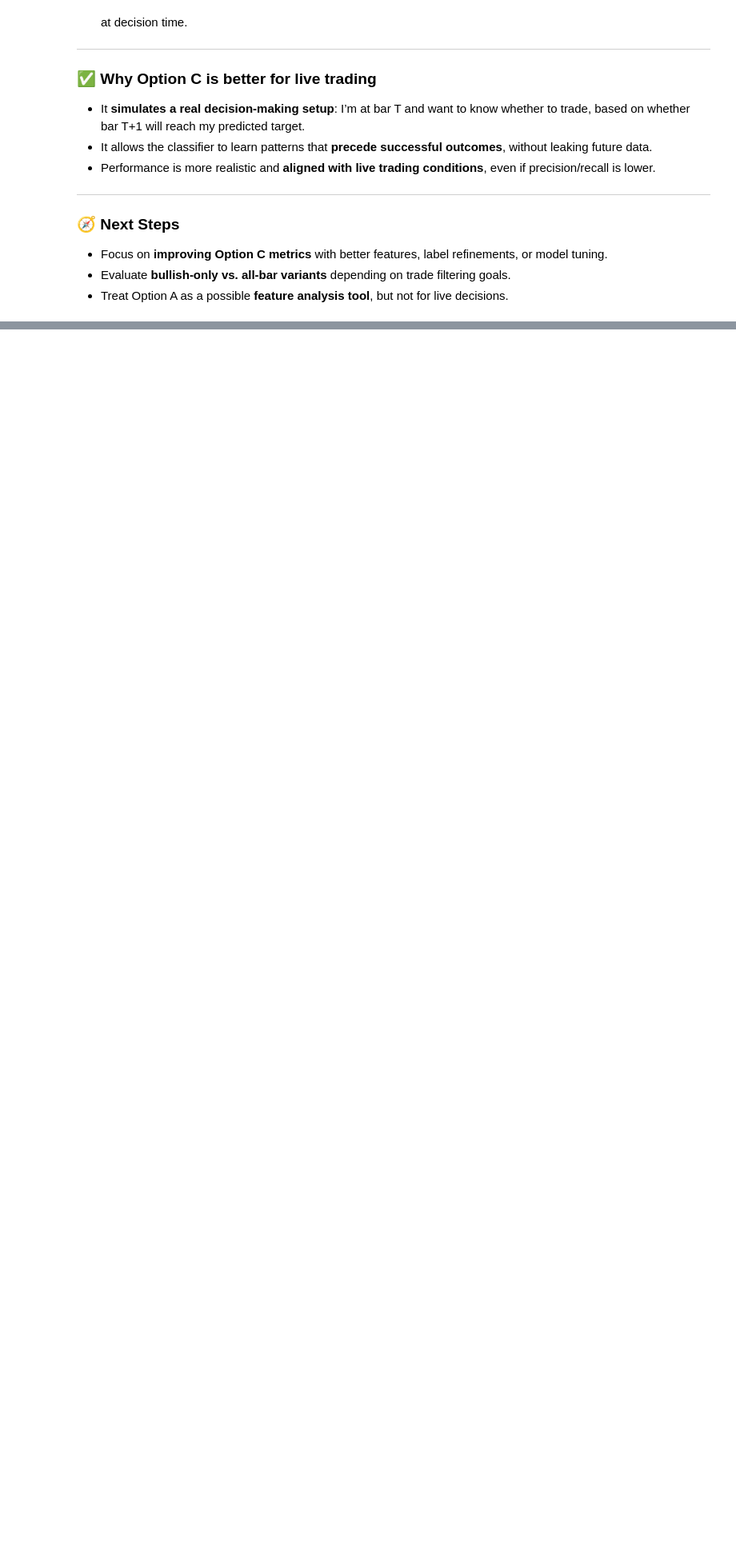
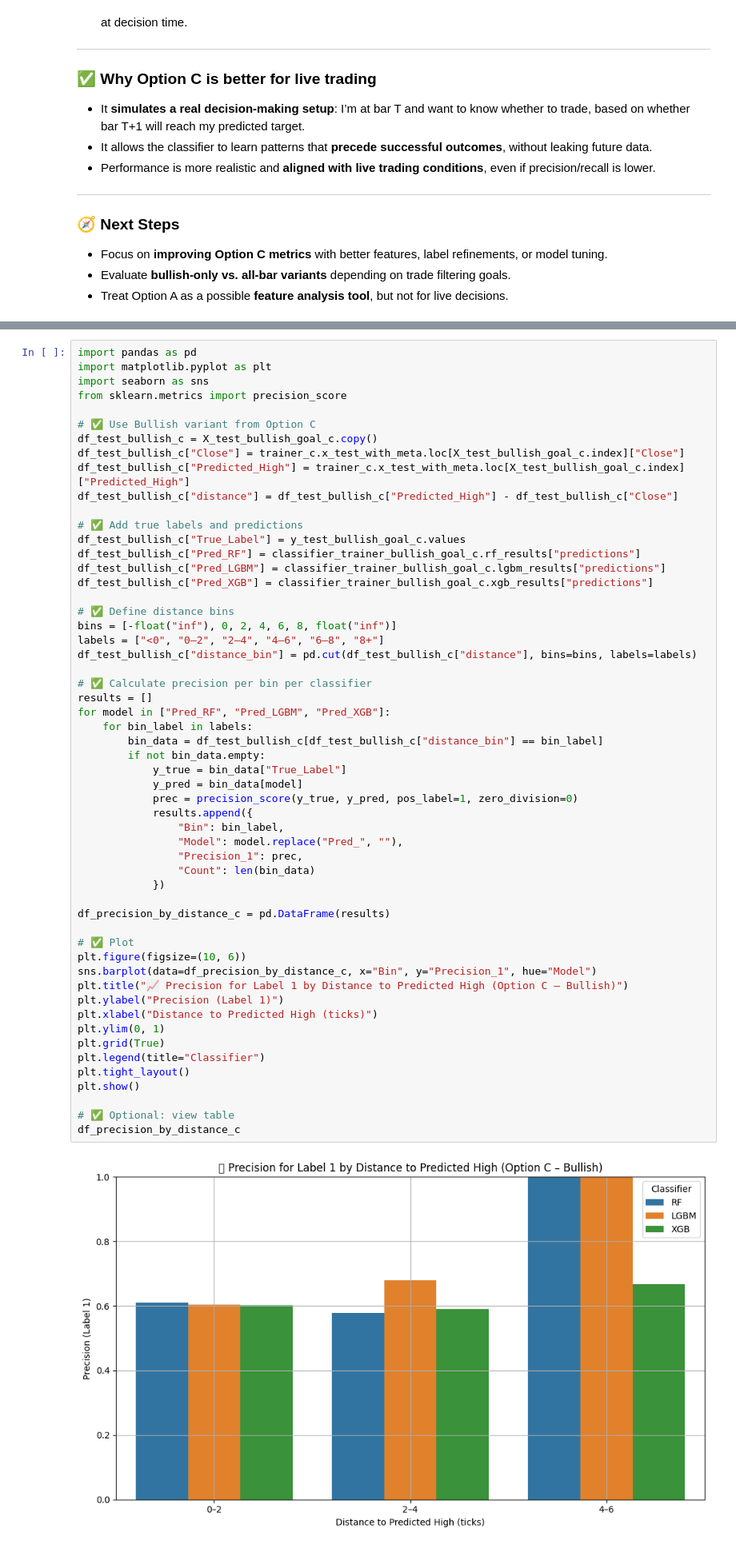
Before and after one commit to OfirItzhaky/intra-algo, a Jupyter notebook: backend/improving_classifiers.ipynb, the cells around one changed output, grey strips where cells are left out. Shown: that part at 80% size. Drawn from its saved outputs; the diff is of its cells as text; blank space fills up the shorter version.

```diff
--- a/backend/improving_classifiers.ipynb
+++ b/backend/improving_classifiers.ipynb
@@ -1644,0 +2000,57 @@ print("✅ Previous signal features added to both Option C labeled DataFrames.")
+# %%
+import pandas as pd
+import matplotlib.pyplot as plt
+import seaborn as sns
+from sklearn.metrics import precision_score
+
+# ✅ Use Bullish variant from Option C
+df_test_bullish_c = X_test_bullish_goal_c.copy()
+df_test_bullish_c["Close"] = trainer_c.x_test_with_meta.loc[X_test_bullish_goal_c.index]["Close"]
+df_test_bullish_c["Predicted_High"] = trainer_c.x_test_with_meta.loc[X_test_bullish_goal_c.index]["Predicted_High"]
+df_test_bullish_c["distance"] = df_test_bullish_c["Predicted_High"] - df_test_bullish_c["Close"]
+
+# ✅ Add true labels and predictions
+df_test_bullish_c["True_Label"] = y_test_bullish_goal_c.values
+df_test_bullish_c["Pred_RF"] = classifier_trainer_bullish_goal_c.rf_results["predictions"]
+df_test_bullish_c["Pred_LGBM"] = classifier_trainer_bullish_goal_c.lgbm_results["predictions"]
+df_test_bullish_c["Pred_XGB"] = classifier_trainer_bullish_goal_c.xgb_results["predictions"]
+
+# ✅ Define distance bins
+bins = [-float("inf"), 0, 2, 4, 6, 8, float("inf")]
+labels = ["<0", "0–2", "2–4", "4–6", "6–8", "8+"]
+df_test_bullish_c["distance_bin"] = pd.cut(df_test_bullish_c["distance"], bins=bins, labels=labels)
+
+# ✅ Calculate precision per bin per classifier
+results = []
+for model in ["Pred_RF", "Pred_LGBM", "Pred_XGB"]:
+    for bin_label in labels:
+        bin_data = df_test_bullish_c[df_test_bullish_c["distance_bin"] == bin_label]
+        if not bin_data.empty:
+            y_true = bin_data["True_Label"]
+            y_pred = bin_data[model]
+            prec = precision_score(y_true, y_pred, pos_label=1, zero_division=0)
+            results.append({
+                "Bin": bin_label,
+                "Model": model.replace("Pred_", ""),
+                "Precision_1": prec,
+                "Count": len(bin_data)
+            })
+
+df_precision_by_distance_c = pd.DataFrame(results)
+
+# ✅ Plot
+plt.figure(figsize=(10, 6))
+sns.barplot(data=df_precision_by_distance_c, x="Bin", y="Precision_1", hue="Model")
+plt.title("📈 Precision for Label 1 by Distance to Predicted High (Option C – Bullish)")
+plt.ylabel("Precision (Label 1)")
+plt.xlabel("Distance to Predicted High (ticks)")
+plt.ylim(0, 1)
+plt.grid(True)
+plt.legend(title="Classifier")
+plt.tight_layout()
+plt.show()
+
+# ✅ Optional: view table
+df_precision_by_distance_c
+# %% [output]
+[figure, added]
```
Also changed, not shown: parts of 15 cells of this notebook, 6 other files.
